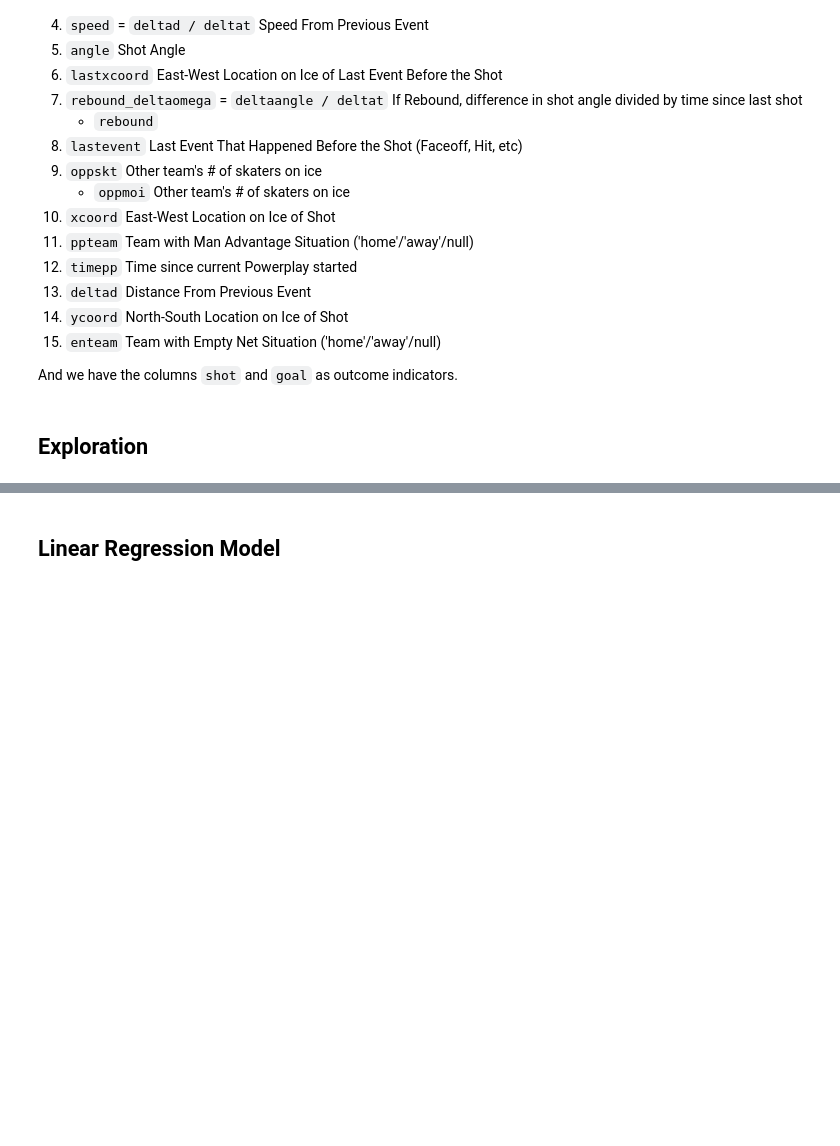
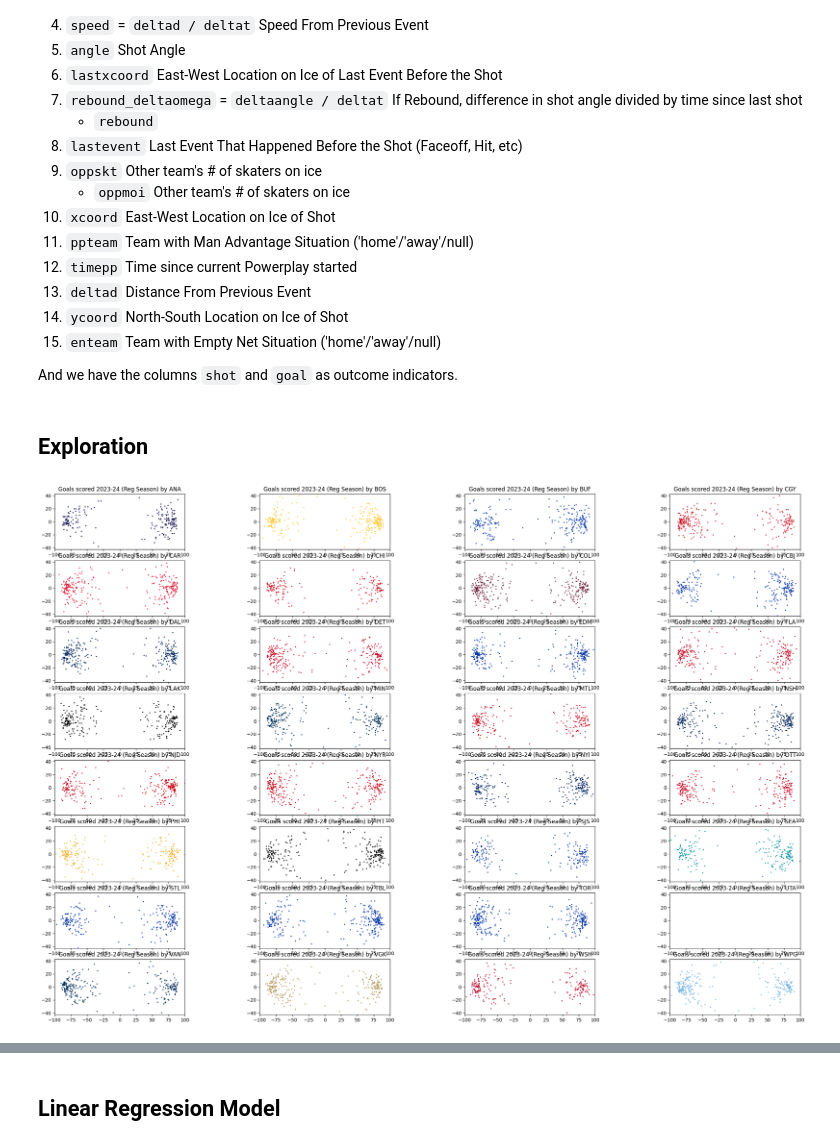
Before and after one commit to trxe/nhl_data_demo, a Jupyter notebook: xgoals.ipynb, the cells around one changed output, grey strips where cells are left out. Cells and saved outputs as stored; diff of their text form; code cells hidden in the pictures; blank space fills up the shorter version.

Commit message:
Add rush shots and rebounds and other metrics, visualize rush shots, fix downloader

```diff
--- a/xgoals.ipynb
+++ b/xgoals.ipynb
@@ -27,3 +48,12 @@ COMBINED_PLAYS = PLAYS.join(PLAY_DETAILS, on=['gameId', 'eventId']).join(GAMES.s
+# %%
+# setting up some constants
+SHOT_CAT_DESC_KEY = ['shot-on-goal', 'blocked-shot', 'missed-shot', 'goal']
+SHOOTOUT_SITUATION_CODE = ["1010", "0101"]
+REGPERIOD_SEC = 20 * 60
+PLAYOFFS_OT_SEC = 20 * 60
+REGSEAZN_OT_SEC = 5 * 60
+RUSH_WINDOW_SEC = 4
+REBOUND_WINDOW_SEC = 4
 # %% [markdown]
 # Data tables
 # %%
@@ -420,4 +496,4 @@ shottypes.collect()
 import matplotlib.pyplot as plt
 import draw
 # %%
-team_id_abbrev = TEAMS.select(['teamid', 'abbrev', 'color1']).lazy()
+team_id_abbrev = TEAMS.select(['teamid', 'abbrev', 'color1', 'color2']).lazy()
@@ -434,6 +500,6 @@ goal_loc_shot.collect()
 # %%
-def draw_xy_shot(df: pl.DataFrame, title: str, ax = plt, filename: str | None = None):
-    ax.scatter(df['xcoord'], df['ycoord'], c=df['color'], s=2)
+def draw_xy_shot(df: pl.DataFrame, title: str, ax = plt, c : pl.Series | str | None = None, filename: str | None = None):
+    ax.scatter(df['xCoord'], df['yCoord'], c=c, s=2)
     if ax == plt:
         ax.xlim(draw.RINK[0])
         ax.ylim(draw.RINK[1])
@@ -447,21 +513,21 @@ def draw_xy_shot(df: pl.DataFrame, title: str, ax = plt, filename: str | None =
 
     if filename:
         ax.savefig(f'./diagrams/{filename}')
-draw_xy_shot(goal_loc_shot.collect(), "All goals scored (x,y) up to game 930", plt)
 # %%
-def draw_teams_goals(df: pl.LazyFrame, label: str):
-    fig, axes = plt.subplots(8,4);
+def draw_teams_goals(df: pl.LazyFrame, label: str, team_column_label: str):
+    fig, axes = plt.subplots(8,4)
 
-    team_abbrevs = TEAMS['abbrev'].to_list()
-    fig, axes = plt.subplots(8, 4)
-    for idx, abbrev in enumerate(team_abbrevs):
+    teams = team_id_abbrev.collect().to_dicts()
+    for idx, team in enumerate(teams):
         r = idx // 4
         c = idx % 4
+
         draw_xy_shot(
-            df.filter(pl.col('team') == abbrev).collect(),
-            label % abbrev,
-            axes[r, c],
+            df.filter(pl.col(team_column_label) == team['teamid']).collect(),
+            label % team['abbrev'],
+            ax=axes[r, c],
+            c=team['color1']
         )
-    fig.set_figheight(12)
-    fig.set_figwidth(18)
+    fig.set_figheight(20)
+    fig.set_figwidth(30)
     return fig, axes
@@ -479,0 +534,8 @@ fig.set_figwidth(18)
+# %%
+fig, axes = draw_teams_goals(
+    plays.filter(pl.col('goal') == 1).filter(pl.col('season') == 20232024).filter(pl.col('gameType') == 2),
+    "Goals scored 2023-24 (Reg Season) by %s",
+    'goalByTeamId'
+)
+# %% [output]
+[figure, added]
```
Also changed, not shown: parts of 20 cells of this notebook, 1 other file.
